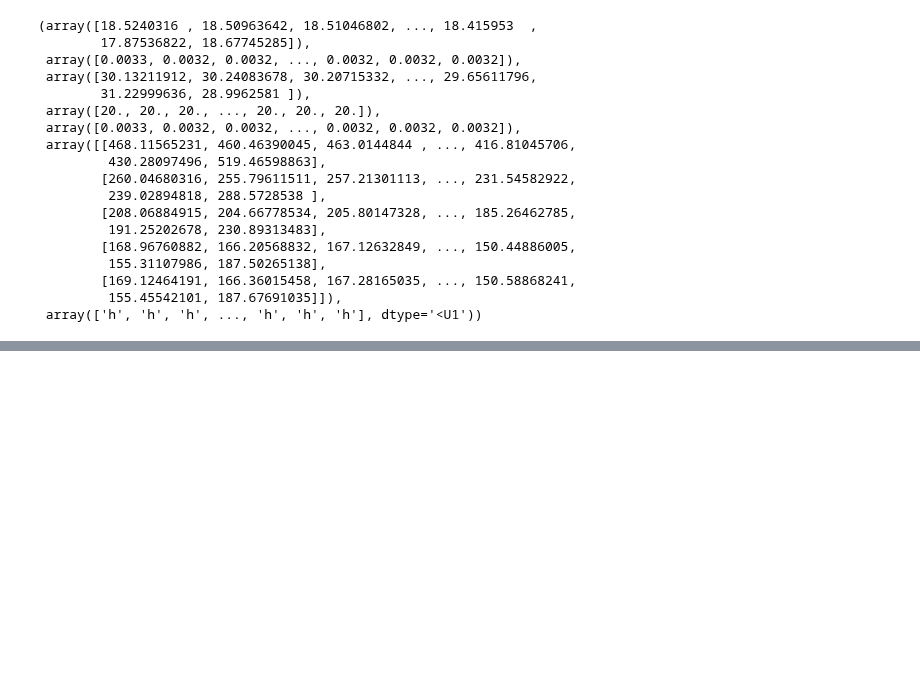
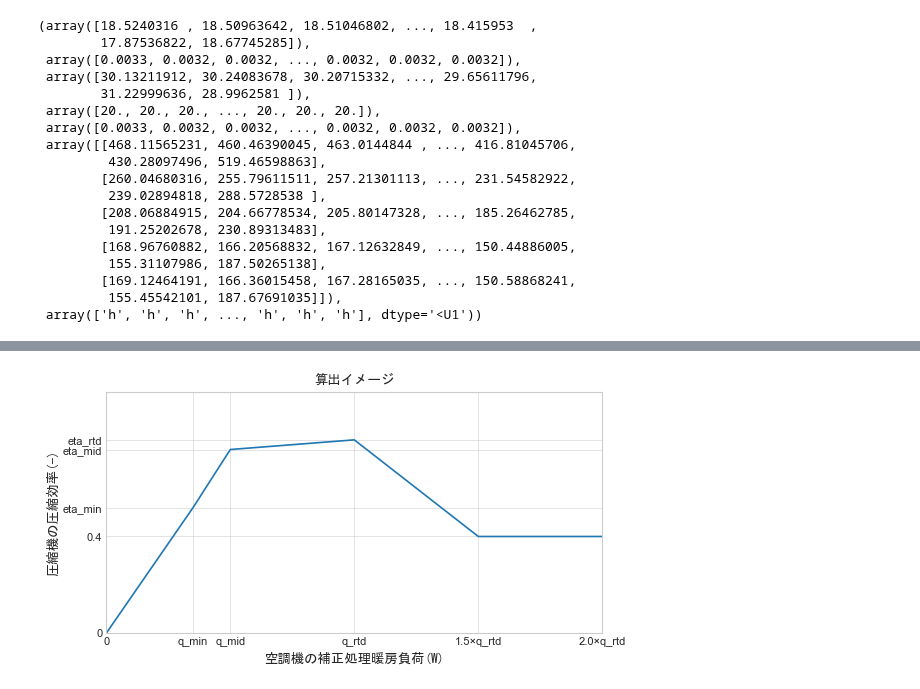
Before and after one commit to HisashiMiura/duct_type_central_hc_system, a Jupyter notebook: exp_energy.ipynb, the cells around one changed output, grey strips where cells are left out. Drawn from its saved outputs; the diff is of its cells as text; code cells hidden in the pictures; blank space fills up the shorter version.

```diff
--- a/exp_energy.ipynb
+++ b/exp_energy.ipynb
@@ -257,0 +581,16 @@ theta_hs_in, x_hs_in, theta_hs_out_h, theta_hs_out_c, x_hs_out_c, v_supply, oper
+# %%
+# 冷房版にする必要あり
+# 引数がおかしい
+def eta_H_min(Spec, e_H_min, e_th_H_min, eta_H_rtd, JIS_test_min):
+    '''最小能力運転時における圧縮機の圧縮効率を計算する'''
+    # e_H_min：最小能力運転時におけ暖房効率(-)
+    # e_th_H_min：最小能力運転時における冷凍サイクルの理論暖房効率(-)
+    # e_th_H_rtd：定格能力運転時における冷凍サイクルの理論暖房効率(-)
+    # JIS_test_min:JIS試験値を用いるか否か[True：JIS試験値を用いる、False：JIS試験値を用いない](Boolean型)
+
+    e_H_min = q_ac_H_min / (P_ac_H_min - P_fan_H_min)
+
+    if JIS_test_min:
+        return  e_H(q_ac_H_min, P_ac_H_min, P_fan_H_min) / e_th_H_min
+    else:
+        return eta_H_rtd * 0.65
@@ -257,0 +649,29 @@ theta_hs_in, x_hs_in, theta_hs_out_h, theta_hs_out_c, x_hs_out_c, v_supply, oper
+# %%
+# 算出イメージ
+plt.figure(figsize = (8, 4), dpi=80 )
+plt.subplot2grid((1, 1), (0, 0))
+plt.title('算出イメージ', fontdict={'fontproperties':fp})
+
+q_rtd = 1
+eta_rtd = 0.8
+x_values =np.arange(0, 2.2, 0.05)
+y_values =[eta_H(Q_dash_T_H*(3600 * 10**(-6)), eta_rtd*0.65, eta_rtd*0.95, eta_rtd, q_rtd*0.35, q_rtd*0.5, q_rtd) for Q_dash_T_H in x_values]
+plt.plot(x_values, y_values)
+
+
+ax=plt.gca()
+ax.set_xlabel('空調機の補正処理暖房負荷(W)', fontdict={'fontproperties':fp})
+ax.set_xticks([0, q_rtd*0.35, q_rtd*0.5, q_rtd, q_rtd*1.5, q_rtd*2.0], minor=False)
+ax.set_xticklabels(['0', 'q_min', 'q_mid', 'q_rtd', '1.5×q_rtd', '2.0×q_rtd'], minor=False)
+ax.set_xbound(lower=0, upper=2)
+
+ax.set_ylabel('圧縮機の圧縮効率(-)', fontdict={'fontproperties':fp})
+ax.set_yticks([0, eta_rtd*0.65, eta_rtd*0.95, eta_rtd, 0.4], minor=False)
+ax.set_yticklabels(['0', 'eta_min', 'eta_mid', 'eta_rtd', '0.4'])
+ax.set_ybound(lower=0, upper=1)
+
+ax.grid(which='major', color='lightgray', alpha=0.7, linestyle='-')
+
+plt.show()
+# %% [output]
+[figure, added]
```
Also changed, not shown: parts of 44 cells of this notebook, 2 other files.
